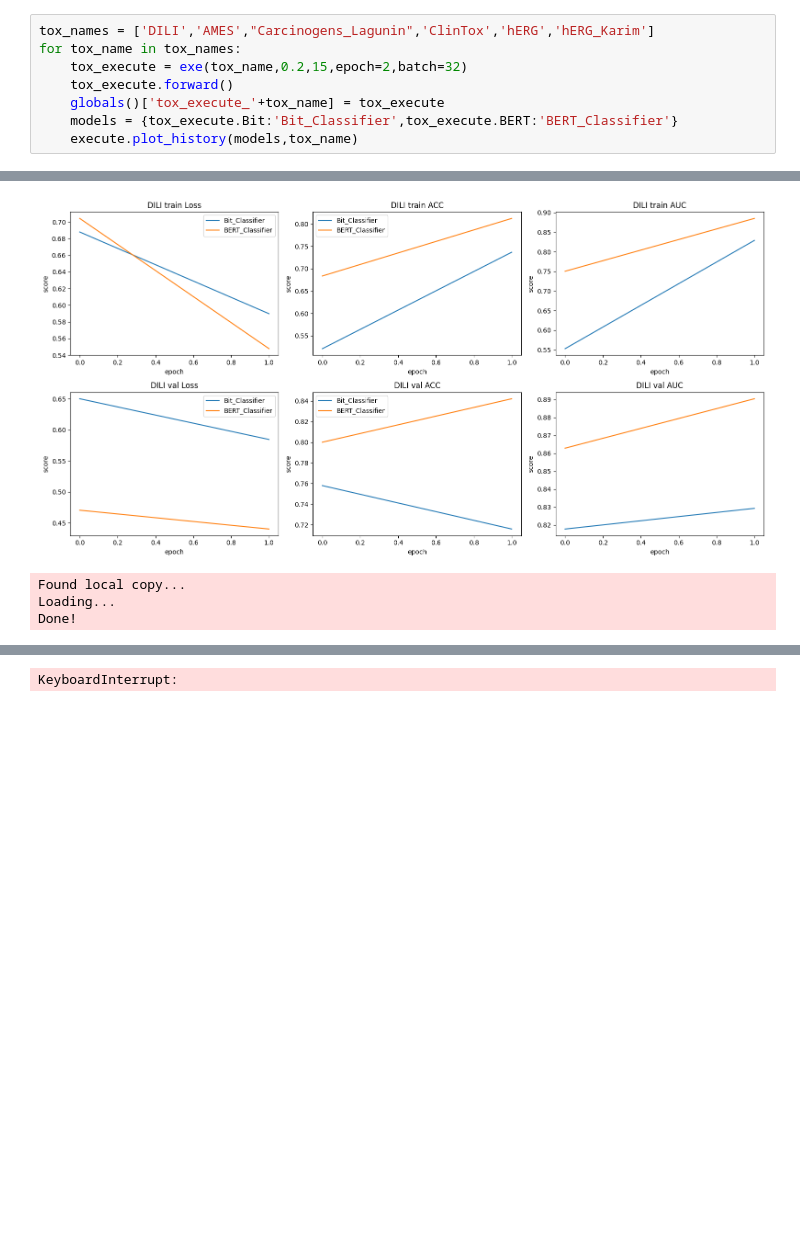
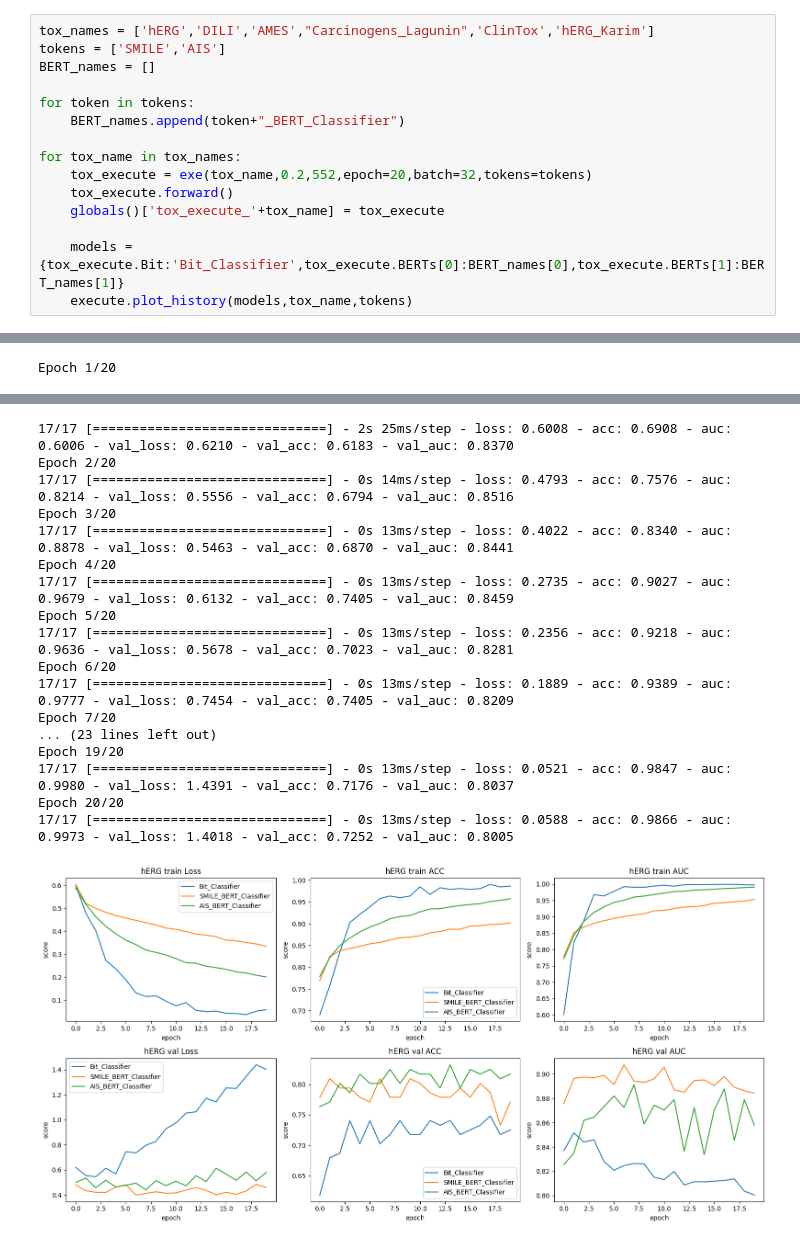
Before and after one commit to pop756/QM, a Jupyter notebook: excute.ipynb, the cells around one changed output, grey strips where cells are left out. Cells and saved outputs as stored; diff of their text form; blank space fills up the shorter version.

Commit message:
token execution added

```diff
--- a/excute.ipynb
+++ b/excute.ipynb
@@ -14,9 +14,16 @@ To enable them in other operations, rebuild TensorFlow with the appropriate comp
 # %%
-tox_names = ['DILI','AMES',"Carcinogens_Lagunin",'ClinTox','hERG','hERG_Karim']
+tox_names = ['hERG','DILI','AMES',"Carcinogens_Lagunin",'ClinTox','hERG_Karim']
+tokens = ['SMILE','AIS']
+BERT_names = []
+
+for token in tokens:
+    BERT_names.append(token+"_BERT_Classifier")
+
 for tox_name in tox_names:
-    tox_execute = exe(tox_name,0.2,15,epoch=2,batch=32)
+    tox_execute = exe(tox_name,0.2,552,epoch=20,batch=32,tokens=tokens)
     tox_execute.forward()
     globals()['tox_execute_'+tox_name] = tox_execute
-    models = {tox_execute.Bit:'Bit_Classifier',tox_execute.BERT:'BERT_Classifier'}
-    execute.plot_history(models,tox_name)
+
+    models = {tox_execute.Bit:'Bit_Classifier',tox_execute.BERTs[0]:BERT_names[0],tox_execute.BERTs[1]:BERT_names[1]}
+    execute.plot_history(models,tox_name,tokens)
 # %% [output]
@@ -39,4 +62 @@ Epoch 2/2
-[figure, old version]
-Found local copy...
-Loading...
-Done!
+Epoch 1/20
@@ -44 +65,18 @@ Epoch 1/2
-KeyboardInterrupt:
+17/17 [==============================] - 2s 25ms/step - loss: 0.6008 - acc: 0.6908 - auc: 0.6006 - val_loss: 0.6210 - val_acc: 0.6183 - val_auc: 0.8370
+Epoch 2/20
+17/17 [==============================] - 0s 14ms/step - loss: 0.4793 - acc: 0.7576 - auc: 0.8214 - val_loss: 0.5556 - val_acc: 0.6794 - val_auc: 0.8516
+Epoch 3/20
+17/17 [==============================] - 0s 13ms/step - loss: 0.4022 - acc: 0.8340 - auc: 0.8878 - val_loss: 0.5463 - val_acc: 0.6870 - val_auc: 0.8441
+Epoch 4/20
+17/17 [==============================] - 0s 13ms/step - loss: 0.2735 - acc: 0.9027 - auc: 0.9679 - val_loss: 0.6132 - val_acc: 0.7405 - val_auc: 0.8459
+Epoch 5/20
+17/17 [==============================] - 0s 13ms/step - loss: 0.2356 - acc: 0.9218 - auc: 0.9636 - val_loss: 0.5678 - val_acc: 0.7023 - val_auc: 0.8281
+Epoch 6/20
+17/17 [==============================] - 0s 13ms/step - loss: 0.1889 - acc: 0.9389 - auc: 0.9777 - val_loss: 0.7454 - val_acc: 0.7405 - val_auc: 0.8209
+Epoch 7/20
+... (23 lines left out)
+Epoch 19/20
+17/17 [==============================] - 0s 13ms/step - loss: 0.0521 - acc: 0.9847 - auc: 0.9980 - val_loss: 1.4391 - val_acc: 0.7176 - val_auc: 0.8037
+Epoch 20/20
+17/17 [==============================] - 0s 13ms/step - loss: 0.0588 - acc: 0.9866 - auc: 0.9973 - val_loss: 1.4018 - val_acc: 0.7252 - val_auc: 0.8005
+[figure, new version]
```
Also changed, not shown: parts of 3 cells of this notebook, 7 other files.
